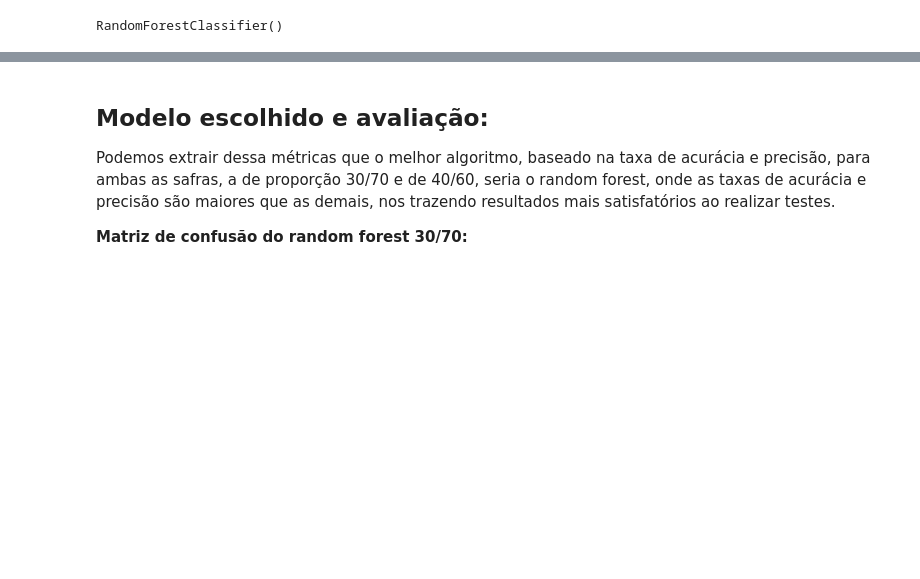
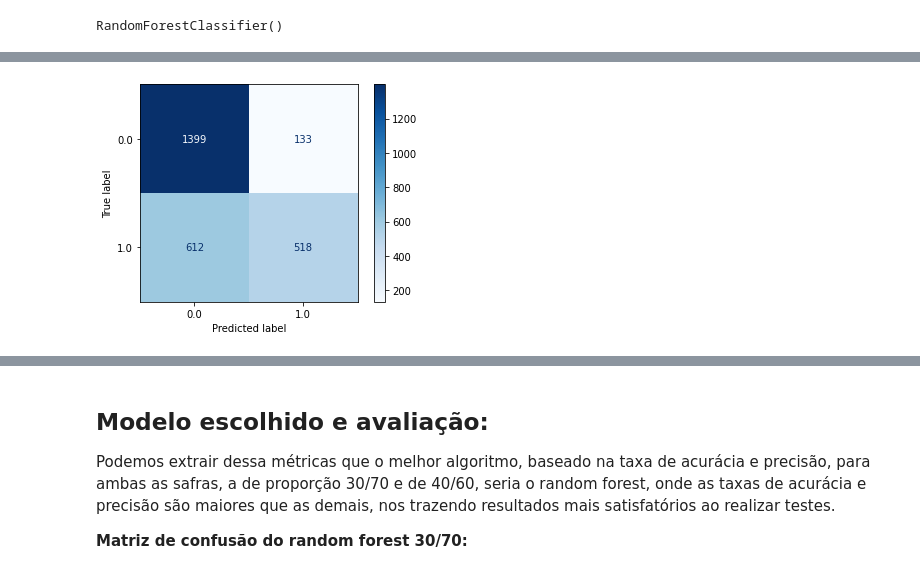
Before and after one commit to 2022M3T1-Inteli/Turing-Labs, a Jupyter notebook: Notebooks/notebook_oficial_modelos.ipynb, the cells around one changed output, grey strips where cells are left out. Saved outputs shown, nothing was run; the diff lists cells and outputs as text; code cells hidden in the pictures; blank space fills up the shorter version.

```diff
--- a/Notebooks/notebook_oficial_modelos.ipynb
+++ b/Notebooks/notebook_oficial_modelos.ipynb
@@ -40,3 +42,3 @@ data_safra_artificial_1 = pd.read_csv('SafraArtificial1.csv')
 # %%
 # Lendo os dados do arquivo de safra artificial 2 40/60
-data_safra_artificial_2 = pd.read_csv('SafraArtificial2.csv')
+data_safra_artificial_2 = pd.read_csv('/content/drive/Shareddrives/Turing_Labs/csvs/novos_testes/SafraArtificial2-4060.csv')
@@ -343,0 +271,5 @@ weighted avg       0.80      0.79      0.77      2644
+# %%
+# Aplicação da matriz de confusão
+_ = plot_confusion_matrix(gb_clf, x_test4060, y_test4060, cmap='Blues')
+# %% [output]
+[figure, added]
```
Also changed, not shown: parts of 83 cells of this notebook.
